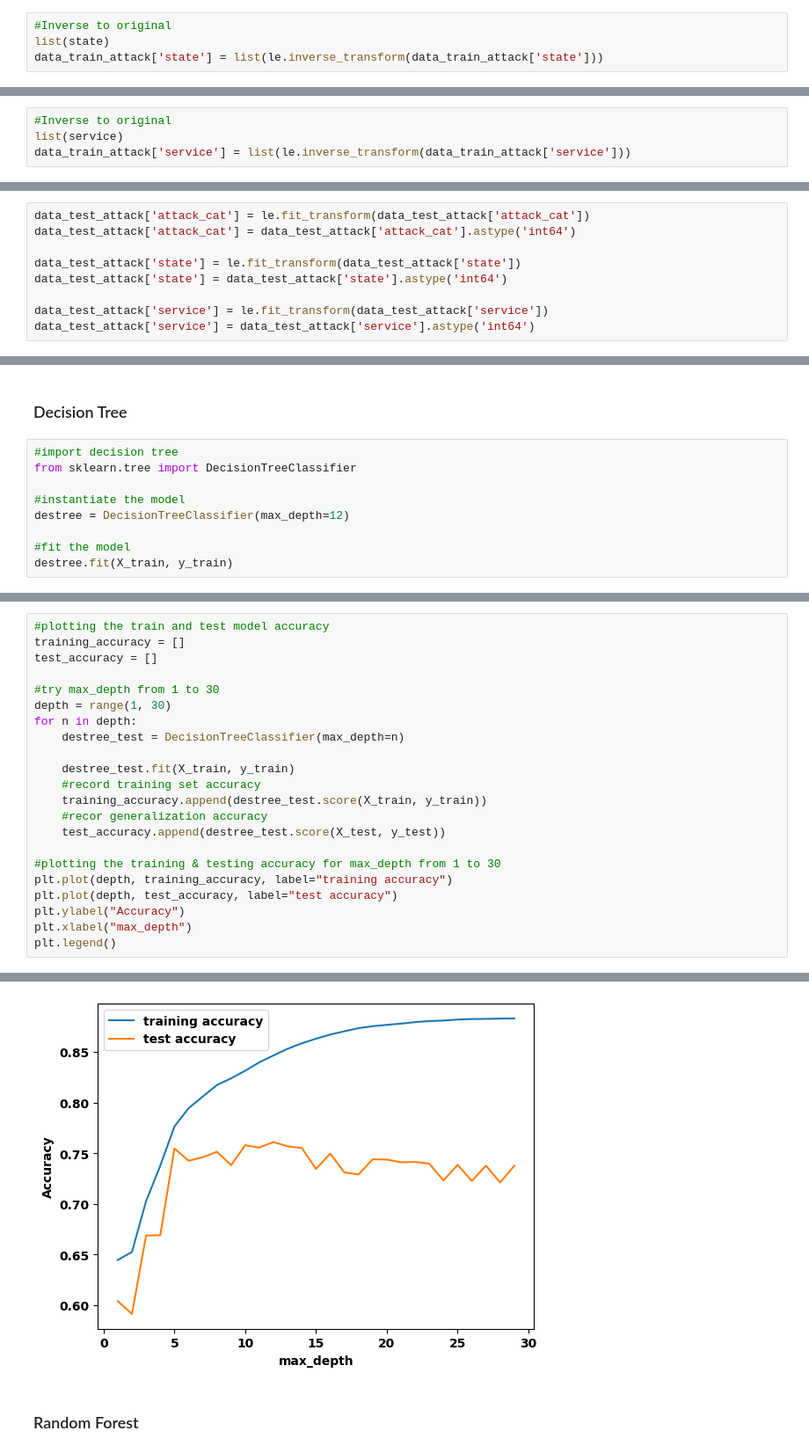
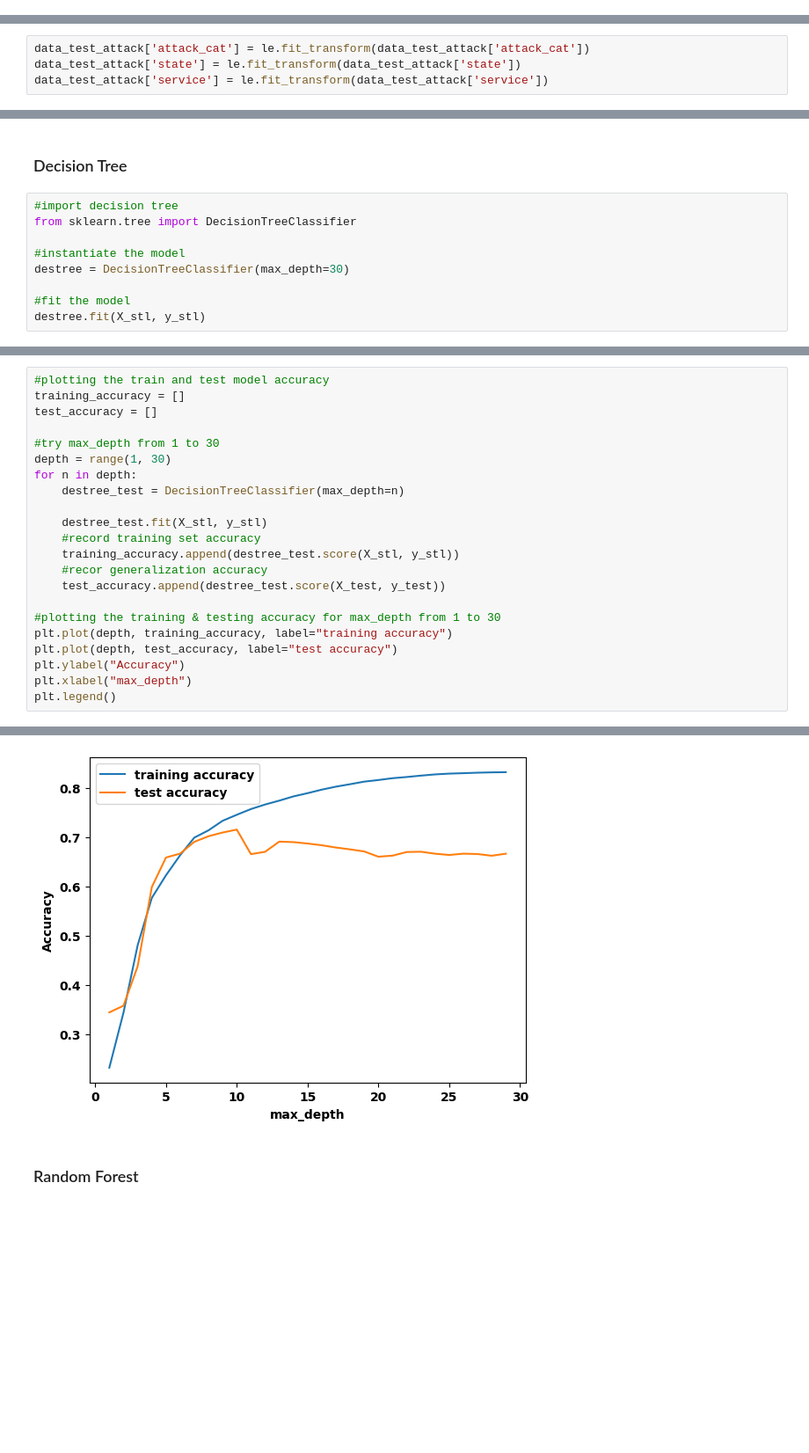
Before and after one commit to rajasa13/Data-Science, a Jupyter notebook: Notebook/UNSW-NB15/unswnb15.ipynb, the cells around one changed output, grey strips where cells are left out. Shown at 88% size. Cells and saved outputs as stored; diff of their text form; blank space fills up the shorter version.

```diff
--- a/Notebook/UNSW-NB15/unswnb15.ipynb
+++ b/Notebook/UNSW-NB15/unswnb15.ipynb
@@ -212,7 +168,3 @@ state
-# %%
-#Inverse to original
-list(state)
-data_train_attack['state'] = list(le.inverse_transform(data_train_attack['state']))
 # %% [markdown]
 ## Encode service attribute
 # %%
@@ -252,18 +186,9 @@ service
-# %%
-#Inverse to original
-list(service)
-data_train_attack['service'] = list(le.inverse_transform(data_train_attack['service']))
 # %% [markdown]
 ## Encode Test Data
 # %%
 data_test_attack['attack_cat'] = le.fit_transform(data_test_attack['attack_cat'])
-data_test_attack['attack_cat'] = data_test_attack['attack_cat'].astype('int64')
-
 data_test_attack['state'] = le.fit_transform(data_test_attack['state'])
-data_test_attack['state'] = data_test_attack['state'].astype('int64')
-
 data_test_attack['service'] = le.fit_transform(data_test_attack['service'])
-data_test_attack['service'] = data_test_attack['service'].astype('int64')
 # %% [output]
 A value is trying to be set on a copy of a slice from a DataFrame.
 Try using .loc[row_indexer,col_indexer] = value instead
@@ -480,8 +378,8 @@ def model_report(modelName, y_train, y_test, p_train, p_test):
 from sklearn.tree import DecisionTreeClassifier
 
 #instantiate the model
-destree = DecisionTreeClassifier(max_depth=12)
+destree = DecisionTreeClassifier(max_depth=30)
 
 #fit the model
-destree.fit(X_train, y_train)
+destree.fit(X_stl, y_stl)
 # %% [output]
@@ -514,28 +412,28 @@ weighted avg       0.77      0.74      0.74    119341
 # %%
 #plotting the train and test model accuracy
 training_accuracy = []
 test_accuracy = []
 
 #try max_depth from 1 to 30
 depth = range(1, 30)
 for n in depth:
     destree_test = DecisionTreeClassifier(max_depth=n)
 
-    destree_test.fit(X_train, y_train)
+    destree_test.fit(X_stl, y_stl)
     #record training set accuracy
-    training_accuracy.append(destree_test.score(X_train, y_train))
+    training_accuracy.append(destree_test.score(X_stl, y_stl))
     #recor generalization accuracy
     test_accuracy.append(destree_test.score(X_test, y_test))
 
 #plotting the training & testing accuracy for max_depth from 1 to 30
 plt.plot(depth, training_accuracy, label="training accuracy")
 plt.plot(depth, test_accuracy, label="test accuracy")
 plt.ylabel("Accuracy")
 plt.xlabel("max_depth")
 plt.legend()
 # %% [output]
 <matplotlib.legend.Legend at 0x...>
-[figure, old version]
+[figure, new version]
 # %% [markdown]
 ### Random Forest
 # %%
```
Also changed, not shown: parts of 32 cells of this notebook.
